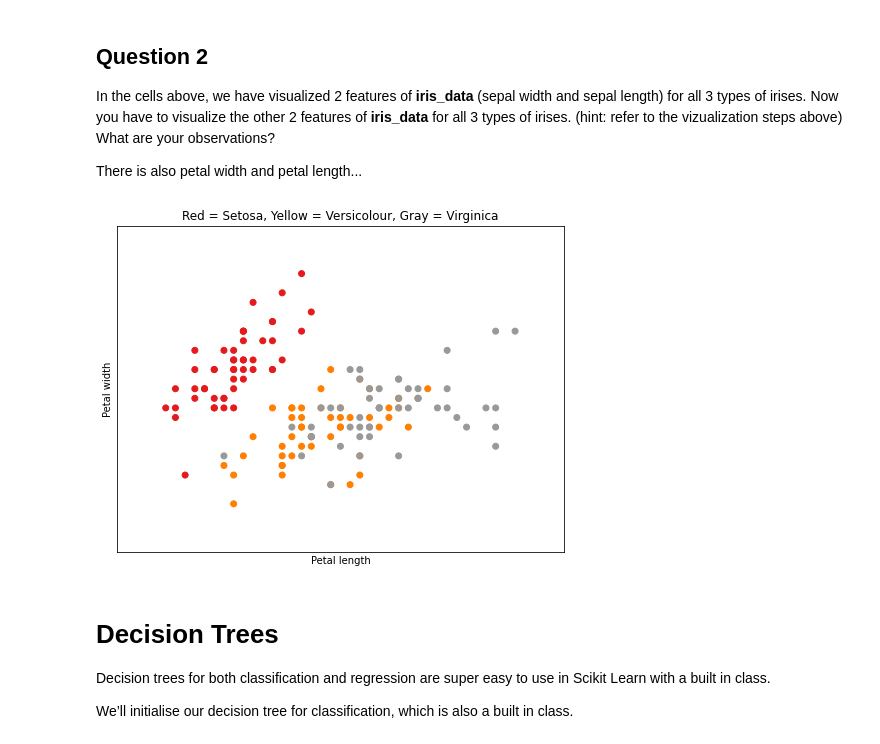
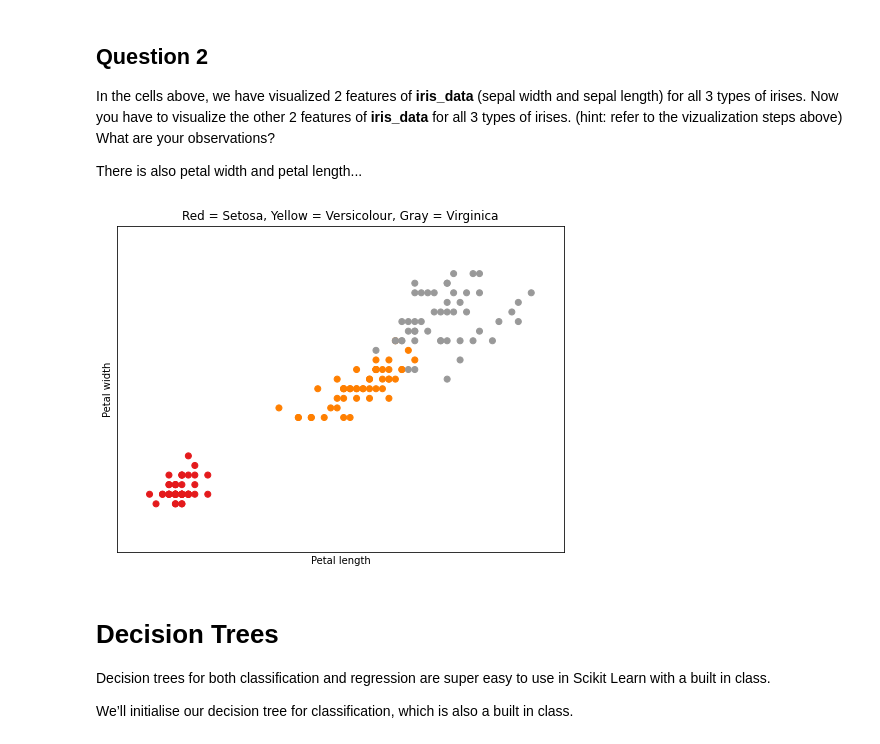
Before and after one commit to bslou/FutureMakers2022, a Jupyter notebook: Copy_of_Day_2_Intro_to_Machine_Learning_SV.ipynb, the cells around one changed output. Cells and saved outputs as stored; diff of their text form; code cells hidden in the pictures.

```diff
--- a/Copy_of_Day_2_Intro_to_Machine_Learning_SV.ipynb
+++ b/Copy_of_Day_2_Intro_to_Machine_Learning_SV.ipynb
@@ -181,3 +166,6 @@ plt.scatter(X[:, 0], X[:, 1], c=y, cmap=plt.cm.Set1)
+# %%
+""" Enter your code for Question 1 here """
+X = iris_data.data[:, :4]
 # %% [markdown]
 ## Question 2
 
@@ -187,34 +175,30 @@ There is also petal width and petal length...
 # %%
 """ Enter your code for Question 2 here """
 
-# Load the iris_data in python variables
-X = iris_data.data[:, :2]
-y = iris_data.target
-
 # Obtain extremities of the dataset to get bounds of the graph
-x_min, x_max = X[:, 0].min() - 0.5, X[:, 0].max() + 0.5
-y_min, y_max = X[:, 1].min() - 0.5, X[:, 1].max() + 0.5
+x_min, x_max = X[:, 2].min() - 0.5, X[:, 2].max() + 0.5
+y_min, y_max = X[:, 3].min() - 0.5, X[:, 3].max() + 0.5
 
 # Plot the dataset
 plt.figure(2, figsize=(8, 6))
 # clear any previous figures (if any), and make this the current figure
 plt.clf()
 
 # Plot the training points
-plt.scatter(X[:, 0], X[:, 1], c=y, cmap=plt.cm.Set1)
+plt.scatter(X[:, 2], X[:, 3], c=y, cmap=plt.cm.Set1)
 
 plt.xlabel("Petal length")
 plt.ylabel("Petal width")
 
 plt.xlim(x_min, x_max)
 plt.ylim(y_min, y_max)
 plt.xticks(())
 plt.yticks(())
 plt.title('Red = Setosa, Yellow = Versicolour, Gray = Virginica')
 
 plt.show()
 # %% [output]
-[figure, old version]
+[figure, new version]
 # %% [markdown]
 # Decision Trees
 
```
Also changed, not shown: parts of 1 cell of this notebook.
